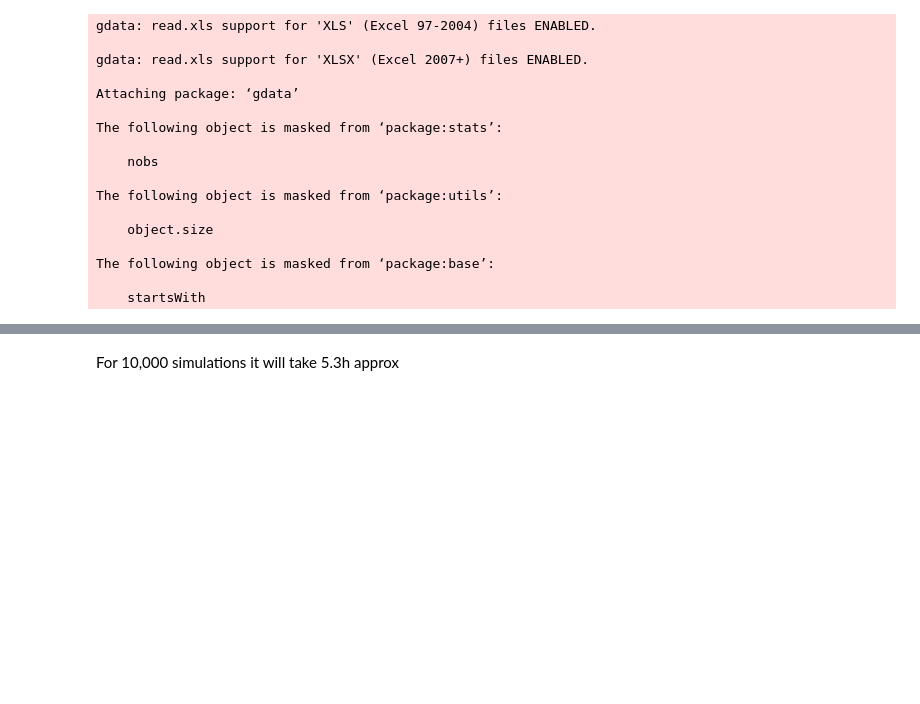
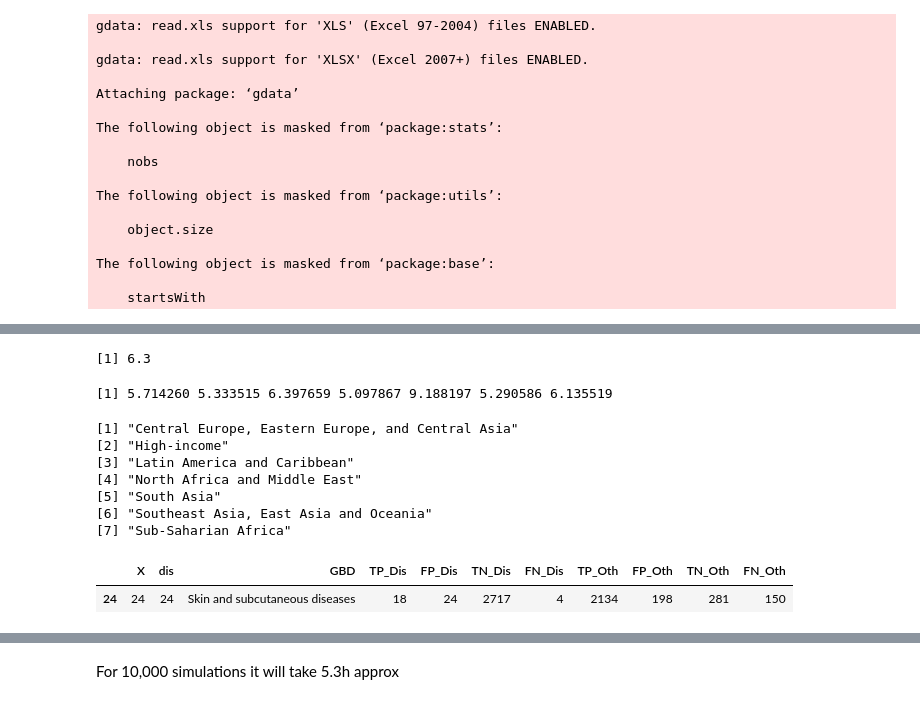
Before and after one commit to iatal/RCTvsBurden, a Jupyter notebook: E- Simulations Nb Patients.ipynb, the cells around one changed output, grey strips where cells are left out. Saved outputs shown, nothing was run; the diff lists cells and outputs as text; code cells hidden in the pictures; blank space fills up the shorter version.

Commit message:
simulation patients ready to run, and simulation nb RCTs corrected, need to be ran

```diff
--- a/E- Simulations Nb Patients.ipynb
+++ b/E- Simulations Nb Patients.ipynb
@@ -141,5 +67,3 @@ The following object is masked from ‘package:base’:
-# %%
-regs <- sort(unique(unlist(strsplit(as.character(data$Regions),"&"))))
 # %%
 #NK <- 60000
 NK <- 5000
@@ -308,0 +235,21 @@ print(t1-t0)/60
+# %%
+14*27/60
+#Cela va prendre 6h pour 5k simulations
+# %% [output]
+[1] 6.3
+# %%
+M <- matrix(T[,1]/T[,2],ncol=7,byrow=TRUE)
+100*apply(M,2,function(x){quantile(x,0.95)})
+regs
+PERF_g
+# %% [output]
+[1] 5.714260 5.333515 6.397659 5.097867 9.188197 5.290586 6.135519
+[1] "Central Europe, Eastern Europe, and Central Asia"
+[2] "High-income"
+[3] "Latin America and Caribbean"
+[4] "North Africa and Middle East"
+[5] "South Asia"
+[6] "Southeast Asia, East Asia and Oceania"
+[7] "Sub-Saharian Africa"
+|  | X | dis | GBD | TP_Dis | FP_Dis | TN_Dis | FN_Dis | TP_Oth | FP_Oth | TN_Oth | FN_Oth |
+| 24 | 24 | 24 | Skin and subcutaneous diseases | 18 | 24 | 2717 | 4 | 2134 | 198 | 281 | 150 |
```
Also changed, not shown: parts of 27 cells of this notebook.
